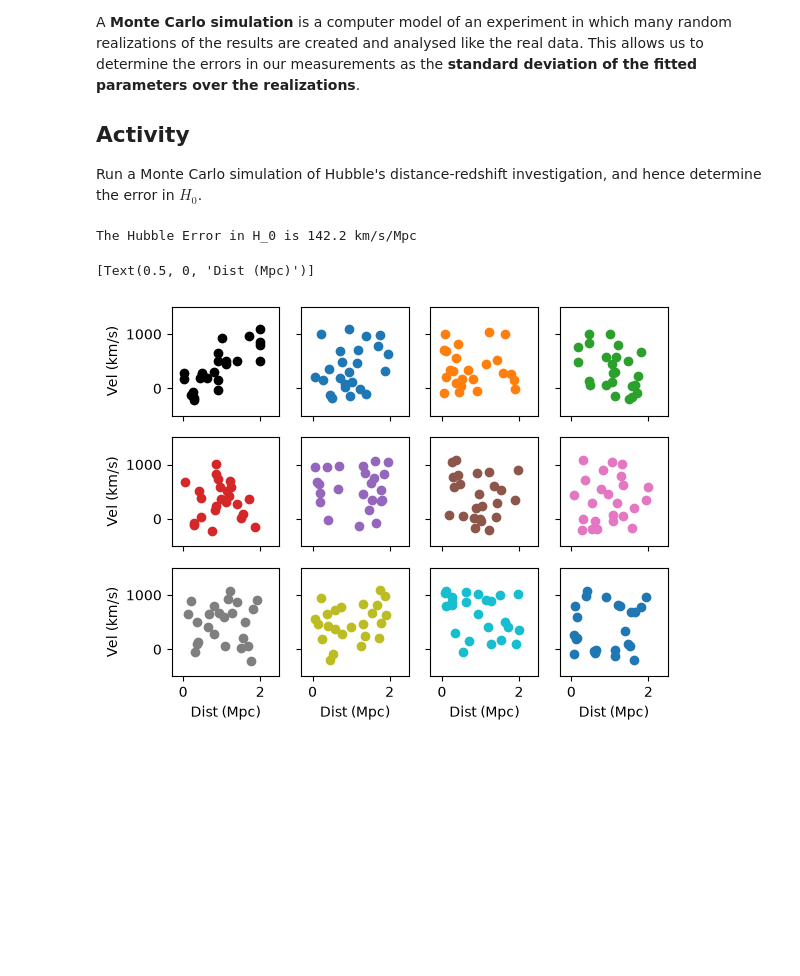
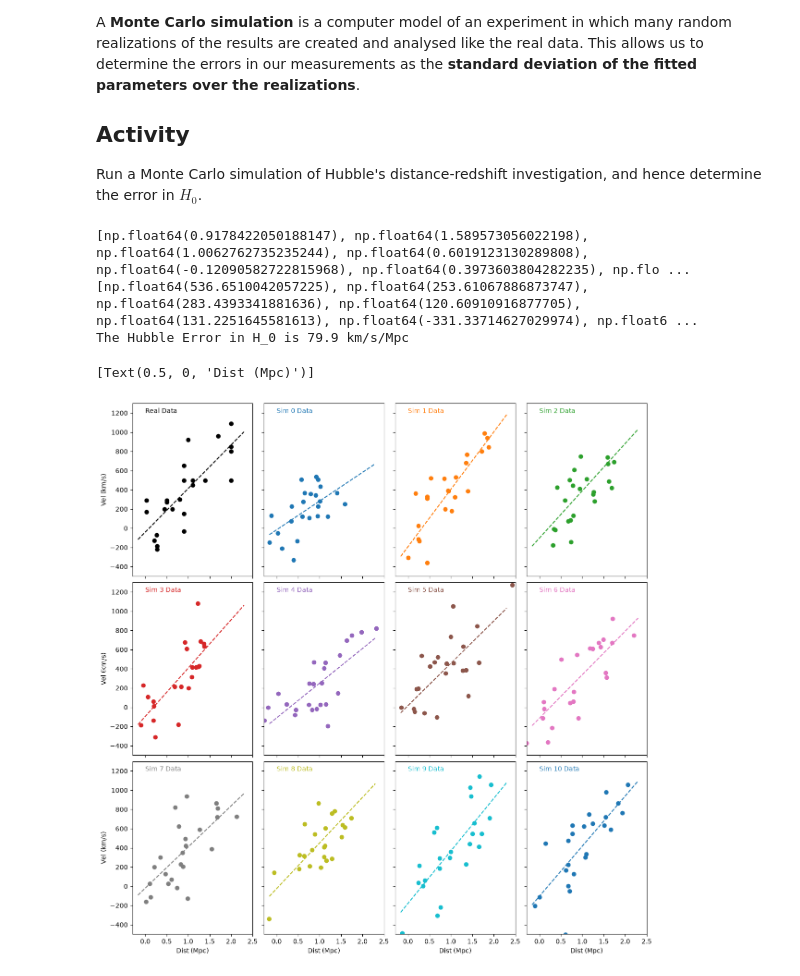
Before and after one commit to bray217/CAS_Stats_course_Sep_25, a Jupyter notebook: TO_CHANGE_Jupyter_notebooks/Notebook_Class5_ErrorEstimates.ipynb, the cells around one changed output. Drawn from its saved outputs; the diff is of its cells as text; code cells hidden in the pictures; blank space fills up the shorter version.

```diff
--- a/TO_CHANGE_Jupyter_notebooks/Notebook_Class5_ErrorEstimates.ipynb
+++ b/TO_CHANGE_Jupyter_notebooks/Notebook_Class5_ErrorEstimates.ipynb
@@ -420,14 +420,37 @@ A **Monte Carlo simulation** is a computer model of an experiment in which many
 Run a Monte Carlo simulation of Hubble's distance-redshift investigation, and hence determine the error in $H_0$.
 # %%
 
-#* dataset defined above already
+hubble = np.loadtxt("../Datasets/hubble.dat")
+hubbleDist = hubble[:,0]
+hubbleVel = hubble[:,1]
+hubble_N = len(hubbleVel)
+
+hubbleDist_mean = hubbleDist.mean()
+hubbleVel_mean = hubbleVel.mean()
+
+hubbleDist_std = hubbleDist.std()
+hubbleVel_std = hubbleVel.std()
+
+hubble_regres = stats.linregress(hubbleDist, hubbleVel)
+hubble_a = hubble_regres.slope
+hubble_b = hubble_regres.intercept
+hubble_cor_coef = hubble_regres.rvalue
+
+rho,p = stats.pearsonr(hubbleDist, hubbleVel)
+#* change of variable so 1-r**2 is >0 and ystd is not nan
+zstd = hubbleVel_std/1000
+r = rho*(zstd/hubbleDist_std)
+ystd= zstd*np.sqrt((1-rho**2)/(1-r**2))
 
 #*start plot
-fig, ax = plt.subplots(3,4, sharex=True, sharey=True)
+fig, ax = plt.subplots(3,4, sharex=True, sharey=True, figsize=(12,12), layout="constrained")
 ax = np.ravel(ax)
 #*add know data and lims
-ax[0].set(xlim=(-0.3,2.5), ylim=(-500,1500), ylabel="Vel (km/s)")
+ax[0].set(xlim=(-0.3,2.5), ylim=(-500,1300), ylabel="Vel (km/s)")
 ax[0].scatter(hubbleDist, hubbleVel, c="k")
+xs = np.linspace(hubbleDist.min()-0.2, hubbleDist.max()+0.3, 100)
+ax[0].plot(xs, hubble_a*xs + hubble_b, ls="--", c=f"k")
+ax[0].text(0,1200,"Real Data")
 
 #*setup for results
 hub_as = []
@@ -440,43 +463,62 @@ for i in range(11):
     samp_hub_vel = []
     for j in range(hubble_N):
         #? I have no clue if this is what I am supposed to do to simulate the data
-        thisDist = np.random.uniform(hubbleDist.min(), hubbleDist.max()) #! rand dist over range
+        # thisDist = np.random.uniform(hubbleDist.min(), hubbleDist.max()) #! rand dist over range
+        #? OR
+        # thisDist = np.random.normal(hubbleDist_mean, hubbleDist_std)
         #? OR
         # thisDist = #! something else
+        #? OR
+        #* From Chris
+        x=hubbleDist_std* np.random.normal()
+        thisDist = hubbleDist_mean+x
 
-        # thisVel = hubble_a*thisDist*np.random.normal()+hubble_b*np.random.normal() #! scatter about known values
+        # thisVel = hubble_a*thisDist*np.random.normal()+hubble_b*np.abs(np.random.normal()) #! scatter about known values
         #? OR
-        thisVel = np.random.uniform(hubbleVel.min(), hubbleVel.max()) #! rand vel over range
+        # thisVel = np.random.uniform(hubbleVel.min(), hubbleVel.max()) #! rand vel over range
+        #? OR
+        # thisVel = corr*np.random.normal(0, hubbleVel_std)
         #? OR
         # thisVel = #! something else
+        #? OR
+        #* From Chris
+        y=ystd*np.random.normal()
+        thisVel = hubbleVel_mean + 1000*( x*r + y*np.sqrt(1-(r**2)))
+
         #?end
 
         #*add to list
         samp_hub_dist.append(thisDist)
         samp_hub_vel.append(thisVel)
 
-
+    if i ==0:
+        print(samp_hub_dist)
+        print(samp_hub_vel)
     #* find parameters from regression
     samp_hub_regres = stats.linregress(samp_hub_dist, samp_hub_vel)
     hub_as.append(samp_hub_regres.slope)
     hub_bs.append(samp_hub_regres.intercept)
 
     #* add to plot
     ax[i+1].scatter(samp_hub_dist, samp_hub_vel, c=f"C{i}")
+    ax[i+1].plot(xs, samp_hub_regres.slope*xs + samp_hub_regres.intercept, ls="--", c=f"C{i}")
+    ax[i+1].text(0,1200,f"Sim {i} Data", c=f"C{i}")
 
 #* MC sim done
 
 h0_err = np.std(hub_as) #* cal error from distribution of simulation
 
 print(f"The Hubble Error in H_0 is {h0_err:.1f} km/s/Mpc")
 
 #*fix values
 ax[4].set(ylabel="Vel (km/s)")
 ax[8].set(xlabel="Dist (Mpc)",ylabel="Vel (km/s)")
 ax[9].set(xlabel="Dist (Mpc)")
 ax[10].set(xlabel="Dist (Mpc)")
 ax[11].set(xlabel="Dist (Mpc)")
 # %% [output]
-The Hubble Error in H_0 is 142.2 km/s/Mpc
+[np.float64(0.9178422050188147), np.float64(1.589573056022198), np.float64(1.0062762735235244), np.float64(0.6019123130289808), np.float64(-0.12090582722815968), np.float64(0.3973603804282235), np.flo ...
+[np.float64(536.6510042057225), np.float64(253.61067886873747), np.float64(283.4393341881636), np.float64(120.60910916877705), np.float64(131.2251645581613), np.float64(-331.33714627029974), np.float6 ...
+The Hubble Error in H_0 is 79.9 km/s/Mpc
 [Text(0.5, 0, 'Dist (Mpc)')]
-[figure, old version]
+[figure, new version]
```
Also changed, not shown: parts of 3 cells of this notebook, 1 other file.
